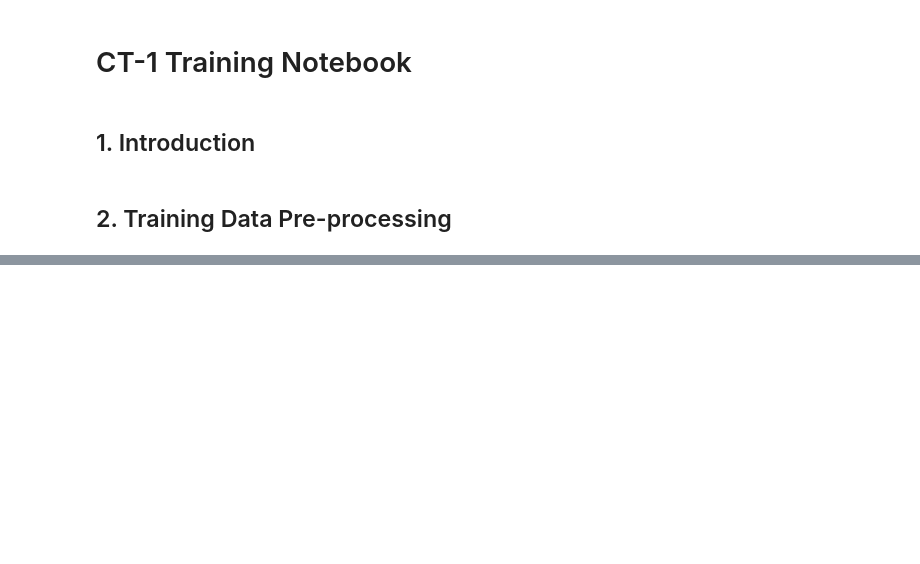
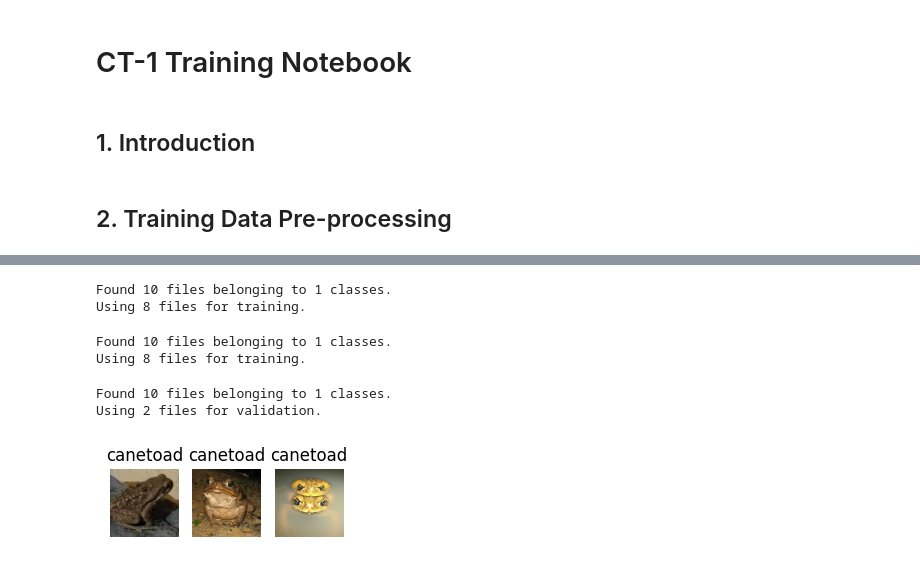
Before and after one commit to Kurohima17/ct-1-toad-classifier, a Jupyter notebook: ct-1.ipynb, the cells around one changed output, grey strips where cells are left out. Cells and saved outputs as stored; diff of their text form; code cells hidden in the pictures; blank space fills up the shorter version.

```diff
--- a/ct-1.ipynb
+++ b/ct-1.ipynb
@@ -61,0 +7,58 @@ test
+# %%
+# Create image dataset from data directory
+import numpy as np
+import os
+import PIL
+import PIL.Image
+import tensorflow as tf
+
+# Define parameters for dataloader
+batch_size = len(os.listdir('data/canetoad')) # length of dataset
+img_height = 256
+img_width = 256
+data_dir = 'data'
+# %% [output]
+Found 10 files belonging to 1 classes.
+Using 8 files for training.
+# %%
+# Create training dataset
+train_ds = tf.keras.preprocessing.image_dataset_from_directory(
+  data_dir,
+  validation_split=0.2,
+  subset="training",
+  seed=123,
+  image_size=(img_height, img_width),
+  batch_size=batch_size
+  )
+# %% [output]
+Found 10 files belonging to 1 classes.
+Using 8 files for training.
+# %%
+# Create validation dataset
+val_ds = tf.keras.preprocessing.image_dataset_from_directory(
+  data_dir,
+  validation_split=0.2,
+  subset="validation",
+  seed=123,
+  image_size=(img_height, img_width),
+  batch_size=batch_size
+  )
+# %% [output]
+Found 10 files belonging to 1 classes.
+Using 2 files for validation.
+# %%
+# Plot the first 3 images in training set
+
+import matplotlib.pyplot as plt
+
+class_names = train_ds.class_names
+
+plt.figure(figsize=(3,1))
+for images, labels in train_ds.take(1):
+  for i in range(3):
+    ax = plt.subplot(1, 3, i + 1)
+    plt.imshow(images[i].numpy().astype("uint8"))
+    plt.title(class_names[labels[i]])
+    plt.axis("off")
+# %% [output]
+[figure, added]
```
Also changed, not shown: parts of 4 cells of this notebook.
